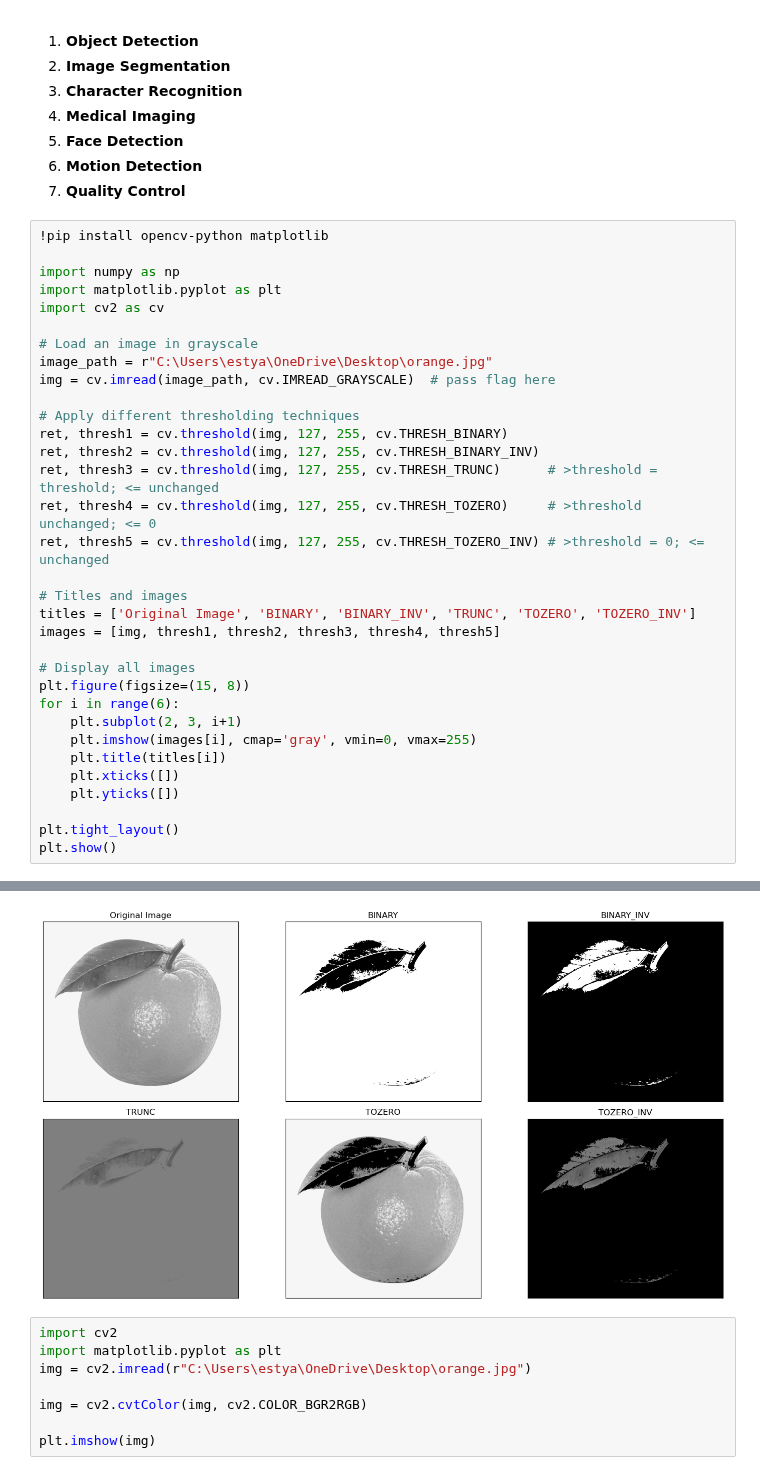
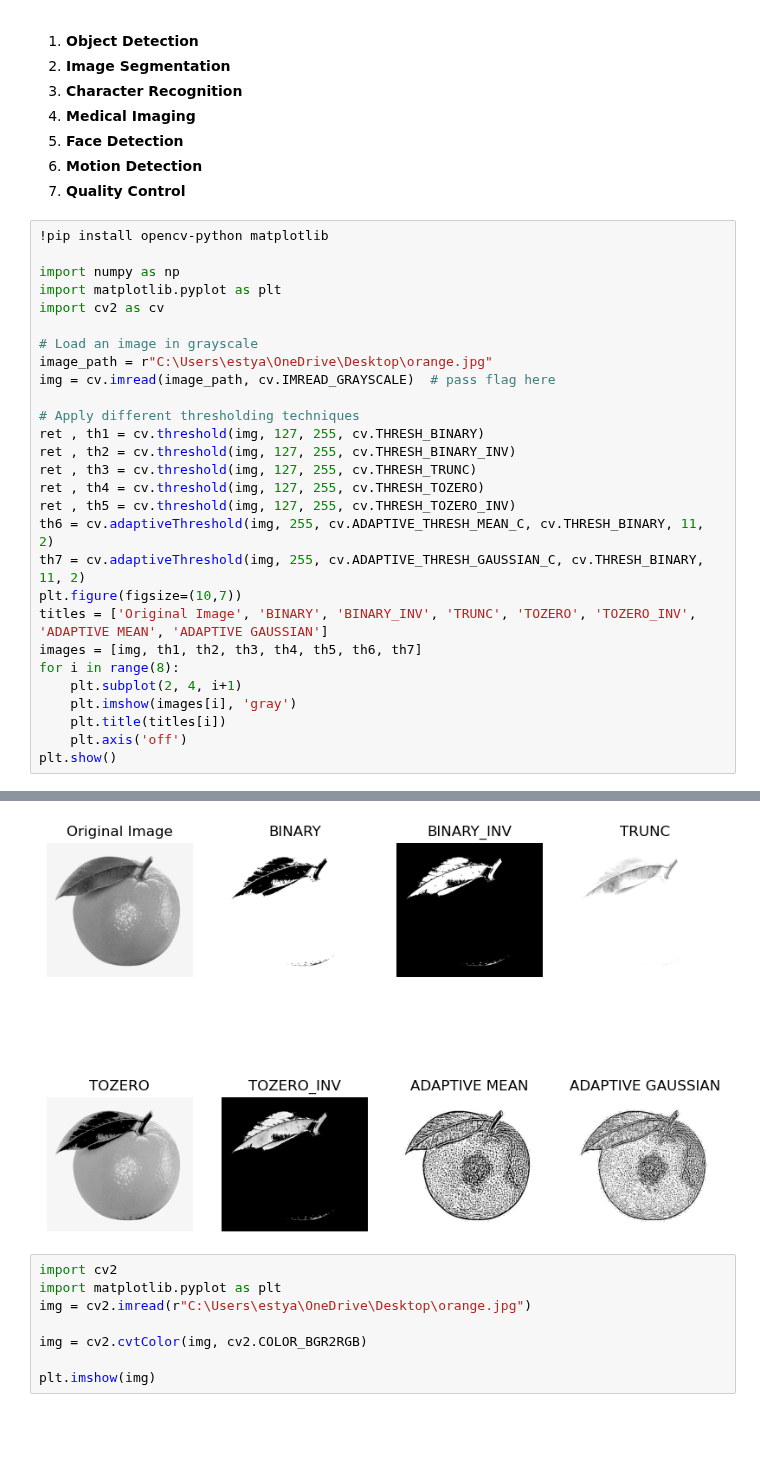
Before and after one commit to moyen-ahmed/Deep-learning, a Jupyter notebook: class-2.ipynb, the cells around one changed output, grey strips where cells are left out. Drawn from its saved outputs; the diff is of its cells as text; blank space fills up the shorter version.

```diff
--- a/class-2.ipynb
+++ b/class-2.ipynb
@@ -26,25 +26,20 @@ image_path = r"C:\Users\estya\OneDrive\Desktop\orange.jpg"
 img = cv.imread(image_path, cv.IMREAD_GRAYSCALE)  # pass flag here
 
 # Apply different thresholding techniques
-ret, thresh1 = cv.threshold(img, 127, 255, cv.THRESH_BINARY)
-ret, thresh2 = cv.threshold(img, 127, 255, cv.THRESH_BINARY_INV)
-ret, thresh3 = cv.threshold(img, 127, 255, cv.THRESH_TRUNC)      # >threshold = threshold; <= unchanged
-ret, thresh4 = cv.threshold(img, 127, 255, cv.THRESH_TOZERO)     # >threshold unchanged; <= 0
-ret, thresh5 = cv.threshold(img, 127, 255, cv.THRESH_TOZERO_INV) # >threshold = 0; <= unchanged
-
-# Titles and images
-titles = ['Original Image', 'BINARY', 'BINARY_INV', 'TRUNC', 'TOZERO', 'TOZERO_INV']
-images = [img, thresh1, thresh2, thresh3, thresh4, thresh5]
-
-# Display all images
-plt.figure(figsize=(15, 8))
-for i in range(6):
-    plt.subplot(2, 3, i+1)
-    plt.imshow(images[i], cmap='gray', vmin=0, vmax=255)
+ret , th1 = cv.threshold(img, 127, 255, cv.THRESH_BINARY)
+ret , th2 = cv.threshold(img, 127, 255, cv.THRESH_BINARY_INV)
+ret , th3 = cv.threshold(img, 127, 255, cv.THRESH_TRUNC)
+ret , th4 = cv.threshold(img, 127, 255, cv.THRESH_TOZERO)
+ret , th5 = cv.threshold(img, 127, 255, cv.THRESH_TOZERO_INV)
+th6 = cv.adaptiveThreshold(img, 255, cv.ADAPTIVE_THRESH_MEAN_C, cv.THRESH_BINARY, 11, 2)
+th7 = cv.adaptiveThreshold(img, 255, cv.ADAPTIVE_THRESH_GAUSSIAN_C, cv.THRESH_BINARY, 11, 2)
+plt.figure(figsize=(10,7))
+titles = ['Original Image', 'BINARY', 'BINARY_INV', 'TRUNC', 'TOZERO', 'TOZERO_INV', 'ADAPTIVE MEAN', 'ADAPTIVE GAUSSIAN']
+images = [img, th1, th2, th3, th4, th5, th6, th7]
+for i in range(8):
+    plt.subplot(2, 4, i+1)
+    plt.imshow(images[i], 'gray')
     plt.title(titles[i])
-    plt.xticks([])
-    plt.yticks([])
-
-plt.tight_layout()
+    plt.axis('off')
 plt.show()
 # %% [output]
@@ -71,4 +58,4 @@ Successfully installed numpy-1.26.4
-[figure, old version]
+[figure, new version]
 # %%
 import cv2
 import matplotlib.pyplot as plt
```
Also changed, not shown: parts of 2 cells of this notebook.
